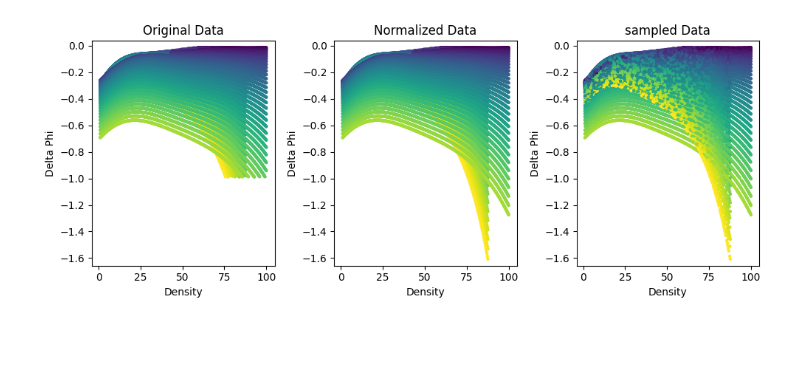
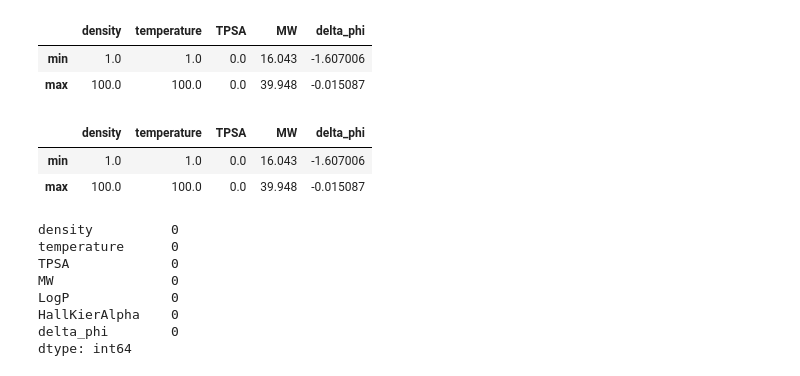
Before and after one commit to RuilongWang1215/ML-uv-theory, a Jupyter notebook: test_ml.ipynb, the cells around one changed output. Cells and saved outputs as stored; diff of their text form; code cells hidden in the pictures; blank space fills up the shorter version.

```diff
--- a/test_ml.ipynb
+++ b/test_ml.ipynb
@@ -289,28 +453,24 @@ data_p
-# %%
-ymax = max(data_fn['delta_phi'].max(), data_n['delta_phi'].max()) + 0.05
-ymin = min(data_fn['delta_phi'].min(), data_n['delta_phi'].min()) - 0.05
-plt.figure(figsize=(10, 4))
-plt.subplot(1,3,1)
-plt.scatter(data_fn['density'], data_fn['delta_phi'], c=data_fn['temperature'], cmap='viridis', s=5)
-plt.xlabel('Density')
-plt.ylabel('Delta Phi')
-plt.ylim(ymin, ymax)
-plt.title('Original Data')
-
-plt.subplot(1,3,2)
-plt.scatter(data_n['density'], data_n['delta_phi'], c=data_n['temperature'], cmap='viridis', s=5)
-plt.xlabel('Density')
-plt.ylabel('Delta Phi')
-plt.ylim(ymin, ymax)
-plt.title('Normalized Data')
-
-plt.subplot(1,3,3)
-plt.scatter(data_n_sample['density'], data_n_sample['delta_phi'], c=data_n_sample['temperature'], cmap='viridis', s=5)
-plt.xlabel('Density')
-plt.ylabel('Delta Phi')
-plt.ylim(ymin, ymax)
-plt.title('sampled Data')
-plt.tight_layout()
-plt.show()
-# %% [output]
-[figure, removed]
+# %%
+data_n.describe().loc[['min', 'max']]
+# %% [output]
+|  | density | temperature | TPSA | MW | delta_phi |
+| min | 1.0 | 1.0 | 0.0 | 16.043 | -1.607006 |
+| max | 100.0 | 100.0 | 0.0 | 39.948 | -0.015087 |
+# %%
+data_n1.describe().loc[['min', 'max']]
+# %% [output]
+|  | density | temperature | TPSA | MW | delta_phi |
+| min | 1.0 | 1.0 | 0.0 | 16.043 | -1.607006 |
+| max | 100.0 | 100.0 | 0.0 | 39.948 | -0.015087 |
+# %%
+# check if there is NaN value in water data
+data_water.isnull().sum()
+# %% [output]
+density          0
+temperature      0
+TPSA             0
+MW               0
+LogP             0
+HallKierAlpha    0
+delta_phi        0
+dtype: int64
```
Also changed, not shown: parts of 23 cells of this notebook, 15 other files.
